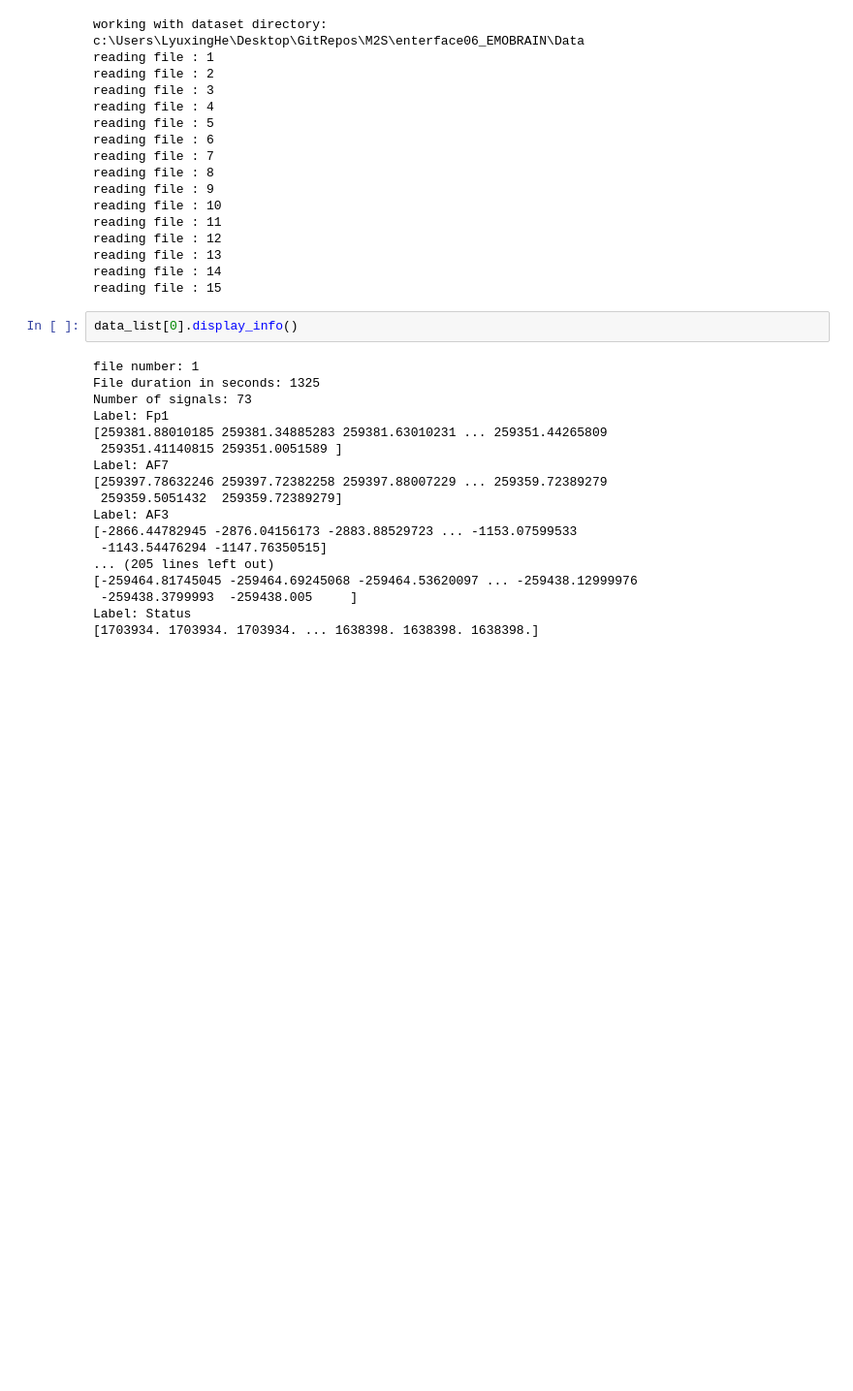
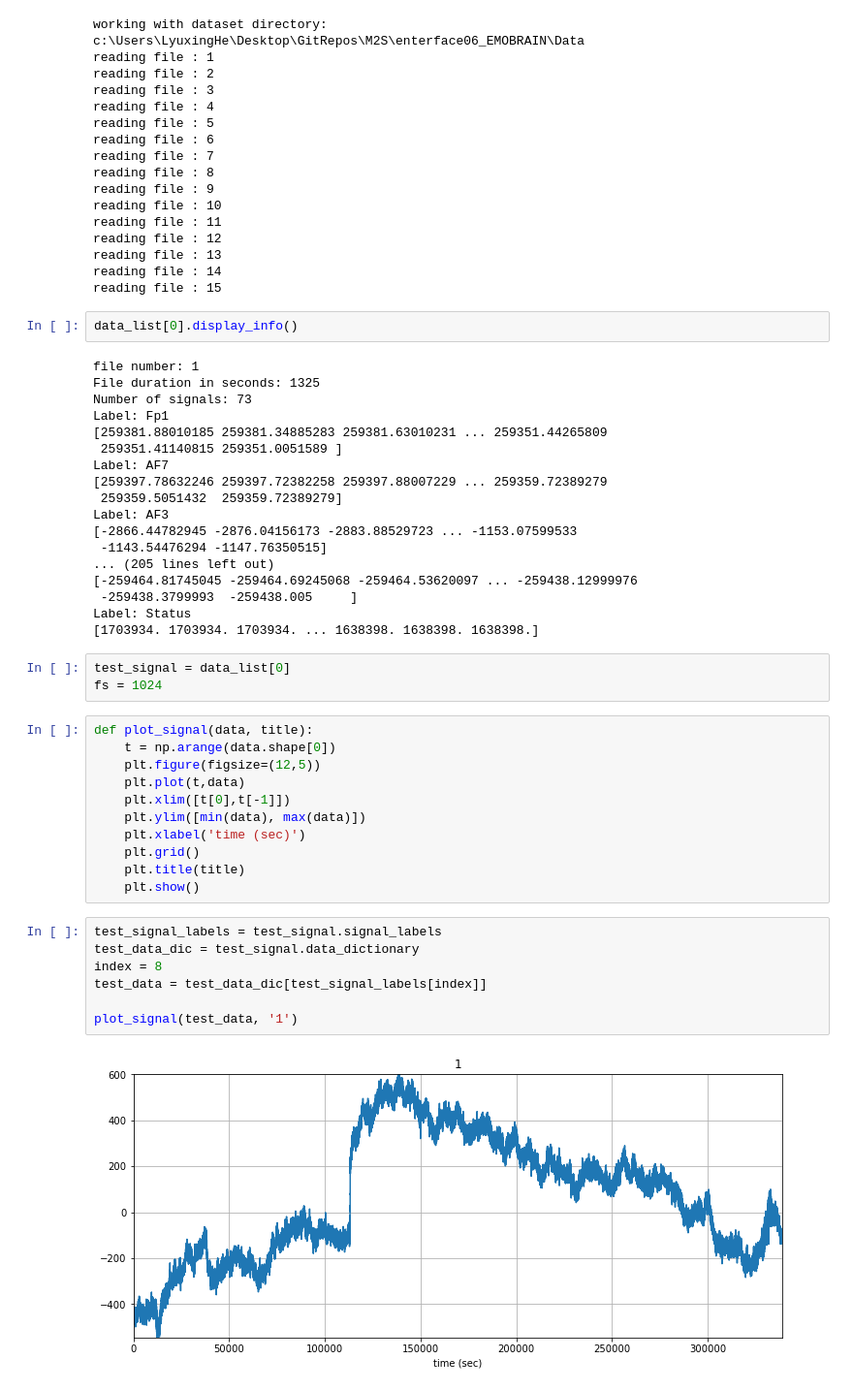
Before and after one commit to lyuxinghe/M2S, a Jupyter notebook: emf-emotion/main.ipynb, the cells around one changed output. Shown at 97% size. Cells and saved outputs as stored; diff of their text form; blank space fills up the shorter version.

```diff
--- a/emf-emotion/main.ipynb
+++ b/emf-emotion/main.ipynb
@@ -81,3 +84,26 @@ Label: AF3
  -259438.3799993  -259438.005     ]
 Label: Status
 [1703934. 1703934. 1703934. ... 1638398. 1638398. 1638398.]
+# %%
+test_signal = data_list[0]
+fs = 1024
+# %%
+def plot_signal(data, title):
+    t = np.arange(data.shape[0])
+    plt.figure(figsize=(12,5))
+    plt.plot(t,data)
+    plt.xlim([t[0],t[-1]])
+    plt.ylim([min(data), max(data)])
+    plt.xlabel('time (sec)')
+    plt.grid()
+    plt.title(title)
+    plt.show()
+# %%
+test_signal_labels = test_signal.signal_labels
+test_data_dic = test_signal.data_dictionary
+index = 8
+test_data = test_data_dic[test_signal_labels[index]]
+
+plot_signal(test_data, '1')
+# %% [output]
+[figure, added]
```
Also changed, not shown: parts of 6 cells of this notebook, 1 other file.
